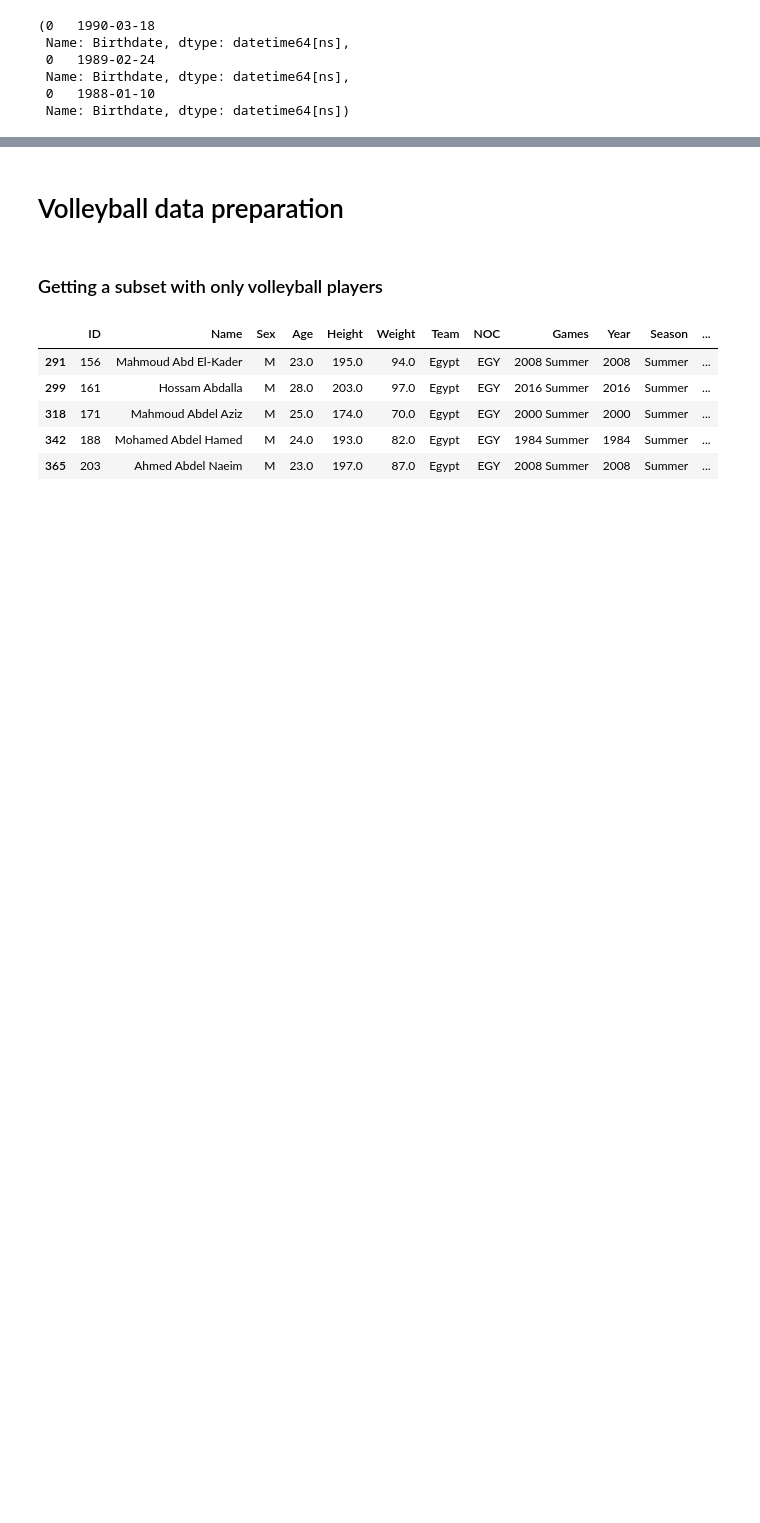
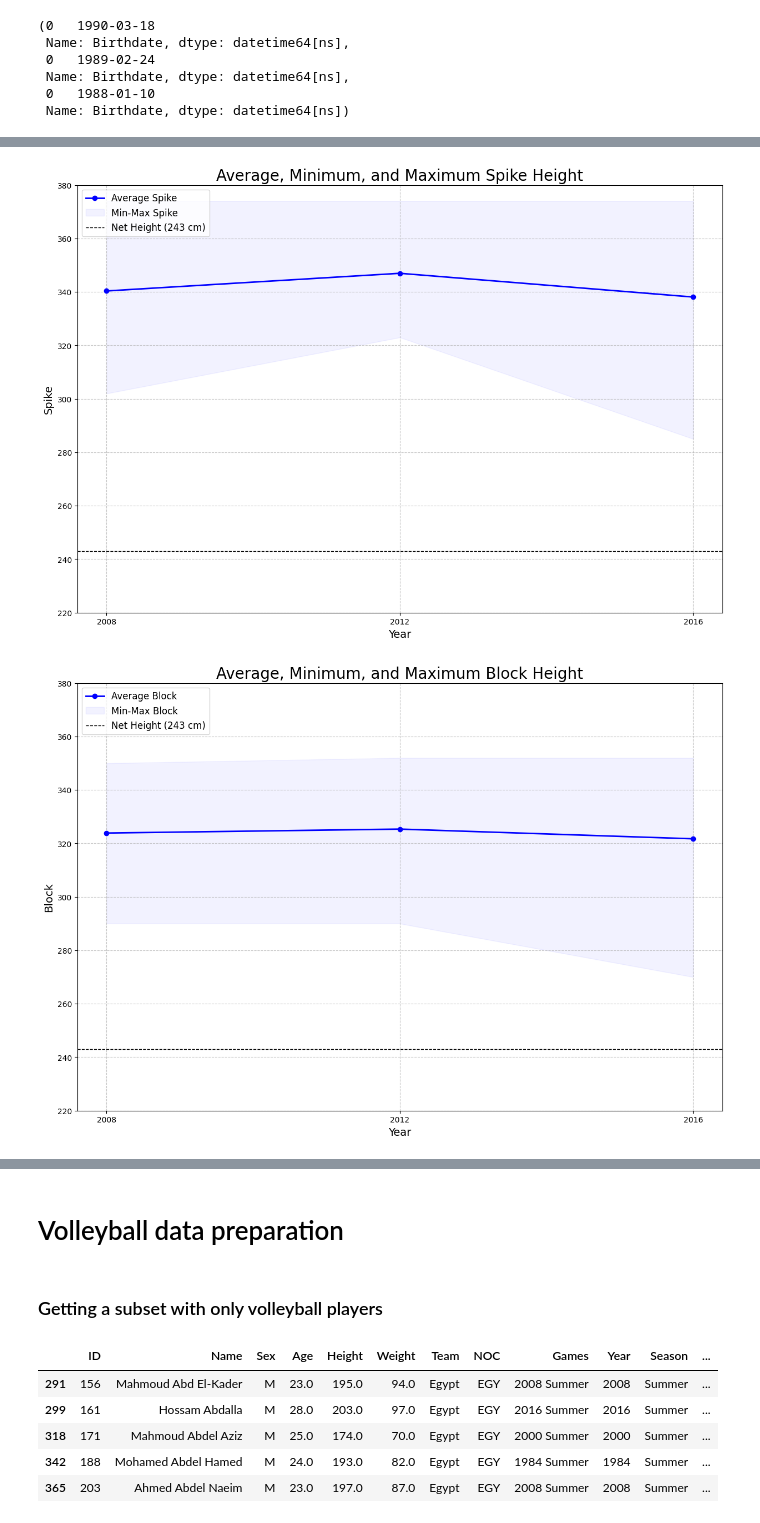
Before and after one commit to psiku/FHSalzburg-DataAnalysisWithPython, a Jupyter notebook: PROJECT/FinalProject_EDA.ipynb, the cells around one changed output, grey strips where cells are left out. Saved outputs shown, nothing was run; the diff lists cells and outputs as text; code cells hidden in the pictures; blank space fills up the shorter version.

```diff
--- a/PROJECT/FinalProject_EDA.ipynb
+++ b/PROJECT/FinalProject_EDA.ipynb
@@ -413,9 +468,9 @@ Although we have the same information in each data frame, it is stored different
     4. Change all the names to fomrat : <Last_name First_name>
 # %%
 # changing the column names
-BEIJING_NEW_COLUMNS = ['Name', 'Birthdate', 'Height', 'Weight', 'Spike', 'Block', 'Sex', 'Country', 'Club']
-LONDON_NEW_COLUMNS = ['Name', 'Height', 'Weight', 'Spike', 'Block', 'Birthdate', 'Club', 'Country','Sex']
-RIO_NEW_COLUMNS = ['Name', 'Birthdate', 'Height', 'Weight', 'Spike', 'Block', 'Club', 'Country', 'Sex']
+BEIJING_NEW_COLUMNS = ['Name', 'Birthdate','Spike', 'Block', 'Sex', 'Country', 'Club']
+LONDON_NEW_COLUMNS = ['Name','Spike', 'Block', 'Birthdate', 'Club', 'Country','Sex']
+RIO_NEW_COLUMNS = ['Name', 'Birthdate','Spike', 'Block', 'Club', 'Country', 'Sex']
 
 
 beijing_df.columns = BEIJING_NEW_COLUMNS
@@ -465,0 +524,4 @@ beijing_df['Birthdate'].head(1), rio_df['Birthdate'].head(1), london_df['Birthda
+# %%
+beijing_df['Olympic'] = '2008'
+london_df['Olympic'] = '2012'
+rio_df['Olympic'] = '2016'
@@ -465,0 +559,9 @@ beijing_df['Birthdate'].head(1), rio_df['Birthdate'].head(1), london_df['Birthda
+# %%
+merged_additional_df = pd.concat([beijing_df, london_df, rio_df], axis=0)
+
+# remove 0 and None values
+merged_additional_df = merged_additional_df[merged_additional_df['Spike'] != 0]
+merged_additional_df = merged_additional_df[merged_additional_df['Block'] != 0]
+
+# change the value 734 to 334 -> error while retriving the data
+merged_additional_df.loc[merged_additional_df['Spike'] == 734, 'Spike'] = 334
@@ -465,0 +622,28 @@ beijing_df['Birthdate'].head(1), rio_df['Birthdate'].head(1), london_df['Birthda
+# %%
+# rename column
+merged_additional_df.rename(columns={'Olympic':'Year'}, inplace=True)
+
+# rename Sex values from Men to M
+merged_additional_df.loc[merged_additional_df['Sex'] == 'Men'] = 'M'
+
+# get subsets of men and women
+male_merged_additional_df = merged_additional_df[merged_additional_df['Sex'] == 'M']
+female_merged_additional_df = merged_additional_df[merged_additional_df['Sex'] == 'F']
+# %%
+years = sorted(merged_additional_df['Year'].unique())
+
+# get average, min and max values for all years
+male_spike = get_avg_min_and_max_values_for_all_years(male_merged_additional_df, 'Spike')
+male_block = get_avg_min_and_max_values_for_all_years(male_merged_additional_df, 'Block')
+
+woman_spike = get_avg_min_and_max_values_for_all_years(female_merged_additional_df, 'Spike')
+woman_block = get_avg_min_and_max_values_for_all_years(female_merged_additional_df, 'Block')
+
+# plot the data
+plot_avg_min_max_values(male_spike, 'Spike', 'Average, Minimum, and Maximum Spike Height', 243)
+plot_avg_min_max_values(male_block, 'Block', 'Average, Minimum, and Maximum Block Height', 243)
+plot_avg_min_max_values(woman_spike, 'Spike', 'Average, Minimum, and Maximum Spike Height', 224)
+plot_avg_min_max_values(woman_block, 'Block', 'Average, Minimum, and Maximum Block Height', 224)
+# %% [output]
+[figure, added]
+[figure, added]
```
Also changed, not shown: parts of 57 cells of this notebook.
